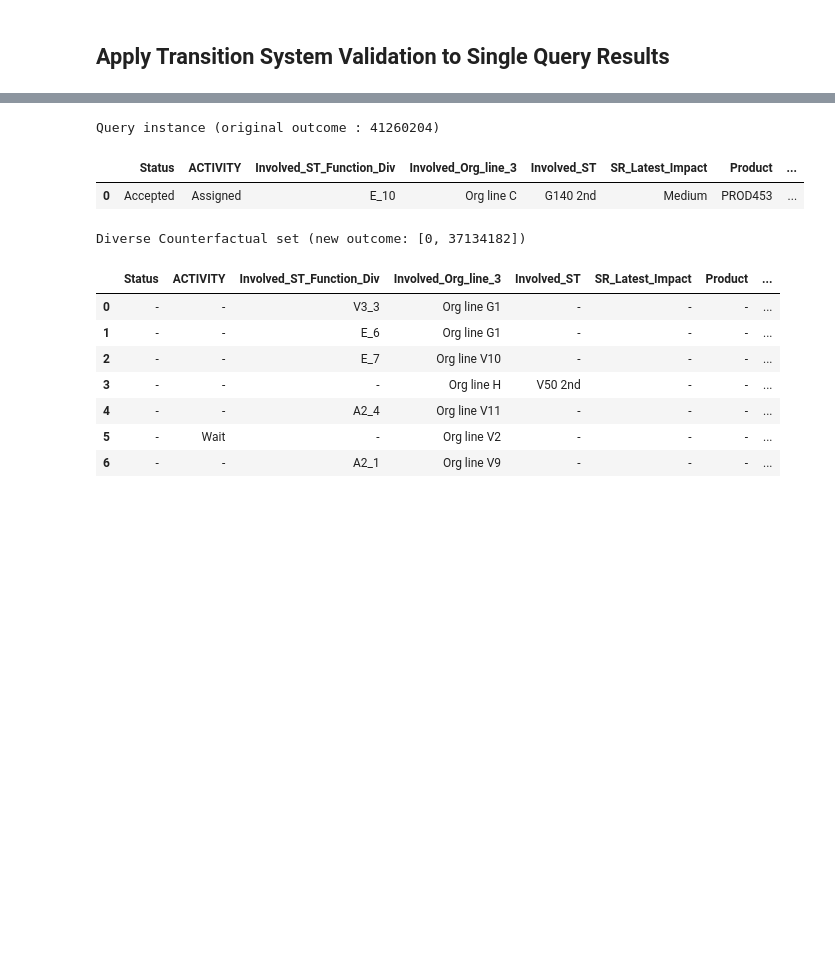
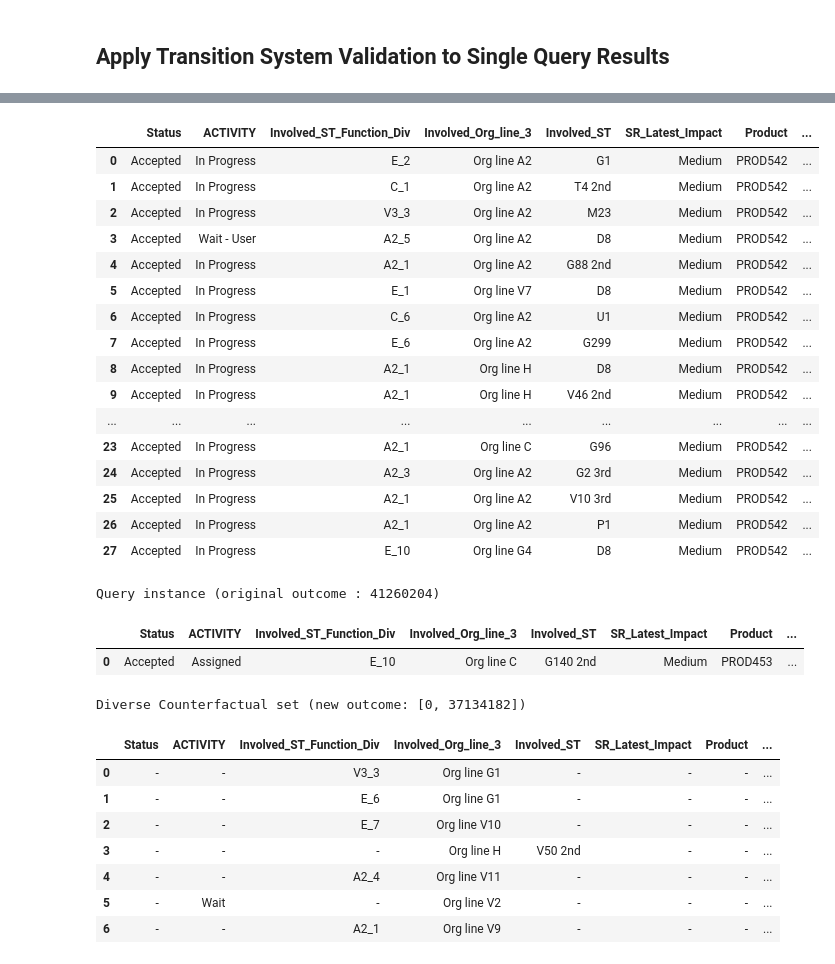
Before and after one commit to herozero777/explainable-prescriptive-analytics, a Jupyter notebook: src/02_DiCE_kpi-time.ipynb, the cells around one changed output, grey strips where cells are left out. Drawn from its saved outputs; the diff is of its cells as text; code cells hidden in the pictures; blank space fills up the shorter version.

```diff
--- a/src/02_DiCE_kpi-time.ipynb
+++ b/src/02_DiCE_kpi-time.ipynb
@@ -294,3 +241,100 @@ cfe.cf_examples_list[0].test_instance_df
+# %%
+window_size = 3
+activity_n_resources_columns = ["ACTIVITY", "Involved_ST_Function_Div"]
+
+cf_examples_df = cfe.cf_examples_list[0].final_cfs_df.copy()
+
+# === Load the Transition Graph
+_, transition_graph = transition_system(df_train, case_id_name=case_id_name, activity_column_name=activity_column_name, window_size=window_size)
+# %%
+def validate_transition(cfe, transition_graph=transition_graph, window_size=window_size, activity_n_resources_columns=None):
+    """ Deprecated function.
+    Works with transition graph which has single activity as key.
+    Args:
+        cfe (dice_ml.counterfactual_explanations.CounterfactualExplanations): Dice counterfactual explanations object.
+    """
+
+    if activity_n_resources_columns is None:
+        activity_n_resources_columns = ["ACTIVITY", "Involved_ST_Function_Div"]
+    cf_examples_df = cfe.cf_examples_list[0].final_cfs_df.copy()  # Get the counterfactual explanations dataframe from the object
+
+    # === Get the prefix of trace for which to validate the next activity
+    query_case_id = get_case_id( df_train[sidx: eidx] )
+    df_query = df_train[ df_train[case_id_name] == query_case_id ]
+
+    index_to_previous_activity = sidx - 1
+
+    start_index, end_index = indexs_for_window(index_to_previous_activity, window_size=window_size, end_exclusive=False)
+    prefix_of_activities = df_query.loc[start_index: end_index, activity_column_name].to_list()  # loc is used to access the index values inside the dataframe
+    prefix_of_activities = list_to_str(prefix_of_activities)
+
+    # === Verify the next activity
+    indexes_to_drop = []
+    for i, suggested_next_activity in cf_examples_df[activity_column_name].items():
+        if suggested_next_activity not in transition_graph[prefix_of_activities]:
+            indexes_to_drop.append(i)
+            print(i, suggested_next_activity)
+
+    cf_examples_df = cf_examples_df.drop(indexes_to_drop, axis='index').reset_index(drop=True)
+
+    # === Verify the associated resources
+    indexes_to_drop = []
+    for idx, row in cf_examples_df[ activity_n_resources_columns ].iterrows():
+        row_tuple = tuple(row)
+        if row_tuple not in valid_resources:
+            # print(f"removed row had: {row_tuple}")
+            indexes_to_drop.append(idx)
+
+    cf_examples_df = cf_examples_df.drop(indexes_to_drop, axis='index').reset_index(drop=True)
+    return cf_examples_df
+
+# === Get the prefix of trace for which to validate the next activity
+query_case_id = get_case_id( df_train[sidx: eidx] )
+df_query = df_train[ df_train[case_id_name] == query_case_id ]
+
+index_to_previous_activity = sidx - 1
+
+start_index, end_index = indexs_for_window(index_to_previous_activity, window_size=window_size, end_exclusive=False)
+prefix_of_activities = df_query.loc[start_index: end_index, activity_column_name].to_list()  # loc is used to access the index values inside the dataframe
+prefix_of_activities = list_to_str(prefix_of_activities)
+
+# === Verify the next activity
+indexes_to_drop = []
+for i, suggested_next_activity in cf_examples_df[activity_column_name].items():
+    if suggested_next_activity not in transition_graph[prefix_of_activities]:
+        indexes_to_drop.append(i)
+        print(i, suggested_next_activity)
+
+cf_examples_df = cf_examples_df.drop(indexes_to_drop, axis='index').reset_index(drop=True)
+
+# === Verify the associated resources
+indexes_to_drop = []
+for idx, row in cf_examples_df[ activity_n_resources_columns ].iterrows():
+    row_tuple = tuple(row)
+    if row_tuple not in valid_resources:
+        # print(f"removed row had: {row_tuple}")
+        indexes_to_drop.append(idx)
+
+cf_examples_df = cf_examples_df.drop(indexes_to_drop, axis='index').reset_index(drop=True)
+cf_examples_df
+# %% [output]
+|  | Status | ACTIVITY | Involved_ST_Function_Div | Involved_Org_line_3 | Involved_ST | SR_Latest_Impact | Product | ... |
+| 0 | Accepted | In Progress | E_2 | Org line A2 | G1 | Medium | PROD542 | ... |
+| 1 | Accepted | In Progress | C_1 | Org line A2 | T4 2nd | Medium | PROD542 | ... |
+| 2 | Accepted | In Progress | V3_3 | Org line A2 | M23 | Medium | PROD542 | ... |
+| 3 | Accepted | Wait - User | A2_5 | Org line A2 | D8 | Medium | PROD542 | ... |
+| 4 | Accepted | In Progress | A2_1 | Org line A2 | G88 2nd | Medium | PROD542 | ... |
+| 5 | Accepted | In Progress | E_1 | Org line V7 | D8 | Medium | PROD542 | ... |
+| 6 | Accepted | In Progress | C_6 | Org line A2 | U1 | Medium | PROD542 | ... |
+| 7 | Accepted | In Progress | E_6 | Org line A2 | G299 | Medium | PROD542 | ... |
+| 8 | Accepted | In Progress | A2_1 | Org line H | D8 | Medium | PROD542 | ... |
+| 9 | Accepted | In Progress | A2_1 | Org line H | V46 2nd | Medium | PROD542 | ... |
+| ... | ... | ... | ... | ... | ... | ... | ... | ... |
+| 23 | Accepted | In Progress | A2_1 | Org line C | G96 | Medium | PROD542 | ... |
+| 24 | Accepted | In Progress | A2_3 | Org line A2 | G2 3rd | Medium | PROD542 | ... |
+| 25 | Accepted | In Progress | A2_1 | Org line A2 | V10 3rd | Medium | PROD542 | ... |
+| 26 | Accepted | In Progress | A2_1 | Org line A2 | P1 | Medium | PROD542 | ... |
+| 27 | Accepted | In Progress | E_10 | Org line G4 | D8 | Medium | PROD542 | ... |
 # %%
 cfe.visualize_as_dataframe(show_only_changes=True)
 print(f"Valid Counterfactual Set")
```
Also changed, not shown: parts of 20 cells of this notebook, 2 other files.
